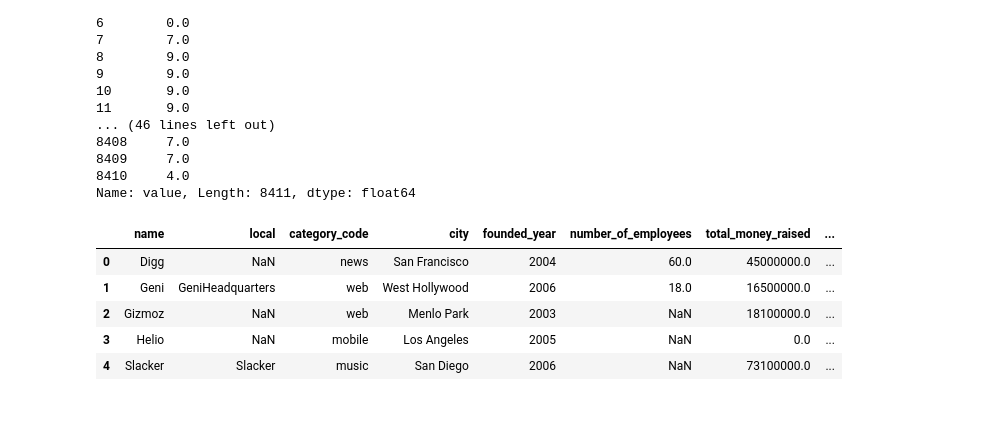
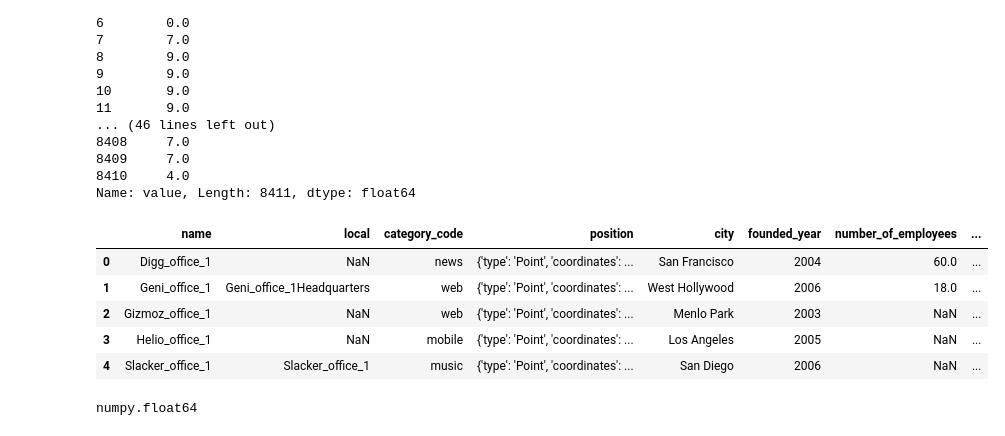
Before and after one commit to alejandrofrank/datamad0119, a Jupyter notebook: module-2/tableau-project/your-code/main.ipynb, the cells around one changed output. Saved outputs shown, nothing was run; the diff lists cells and outputs as text; code cells hidden in the pictures.

```diff
--- a/module-2/tableau-project/your-code/main.ipynb
+++ b/module-2/tableau-project/your-code/main.ipynb
@@ -27,9 +27,9 @@ geoCompanies = list(map(lambda r: convert_companies(r), cursor))
 def convert_offices(company):
     companies = []
     for x in geoCompanies:
-        for y in x['offices']:
+        for i,y in enumerate(x['offices']):
             z = {
-            'name': x['name'],
+            'name': x['name'] + "_office_" + str(i +1),
             'category_code': x['category_code'],
             'founded_year': x['founded_year'],
             'number_of_employees': x['number_of_employees'],
@@ -64,11 +64,9 @@ df['local'].head()
 Name: local, dtype: object
 # %%
-def posicion(x):
-    position = []
-    for i in range(len(df)):
-        lat = df.iloc[i]["latitude"]
-        lon = df.iloc[i]["longitude"]
-        point = {"type":"Point", "coordinates": [lon,lat]}
-        position.append(point)
-    return position
-df['position'] = posicion(df)
+position = []
+for i in range(len(df)):
+    lat = df.iloc[i]["latitude"]
+    lon = df.iloc[i]["longitude"]
+    point = {"type":"Point", "coordinates": [lon,lat]}
+    position.append(point)
+df['position'] = position
@@ -233,12 +240,17 @@ df['value'].astype(np.float64)
 8410     4.0
 Name: value, Length: 8411, dtype: float64
 # %%
-df = df[['name','local','category_code','city','founded_year','number_of_employees','total_money_raised','latitude','longitude', 'value']]
+df = df[['name','local','category_code','position','city','founded_year','number_of_employees','total_money_raised','latitude','longitude', 'value']]
 df.head()
 # %% [output]
-|  | name | local | category_code | city | founded_year | number_of_employees | total_money_raised | ... |
-| 0 | Digg | NaN | news | San Francisco | 2004 | 60.0 | 45000000.0 | ... |
-| 1 | Geni | GeniHeadquarters | web | West Hollywood | 2006 | 18.0 | 16500000.0 | ... |
-| 2 | Gizmoz | NaN | web | Menlo Park | 2003 | NaN | 18100000.0 | ... |
-| 3 | Helio | NaN | mobile | Los Angeles | 2005 | NaN | 0.0 | ... |
-| 4 | Slacker | Slacker | music | San Diego | 2006 | NaN | 73100000.0 | ... |
+|  | name | local | category_code | position | city | founded_year | number_of_employees | ... |
+| 0 | Digg_office_1 | NaN | news | {'type': 'Point', 'coordinates': ... | San Francisco | 2004 | 60.0 | ... |
+| 1 | Geni_office_1 | Geni_office_1Headquarters | web | {'type': 'Point', 'coordinates': ... | West Hollywood | 2006 | 18.0 | ... |
+| 2 | Gizmoz_office_1 | NaN | web | {'type': 'Point', 'coordinates': ... | Menlo Park | 2003 | NaN | ... |
+| 3 | Helio_office_1 | NaN | mobile | {'type': 'Point', 'coordinates': ... | Los Angeles | 2005 | NaN | ... |
+| 4 | Slacker_office_1 | Slacker_office_1 | music | {'type': 'Point', 'coordinates': ... | San Diego | 2006 | NaN | ... |
+# %%
+x = df.iloc[0]['position']
+type(x['coordinates'][0])
+# %% [output]
+numpy.float64
```
Also changed, not shown: parts of 13 cells of this notebook, 4 other files.
